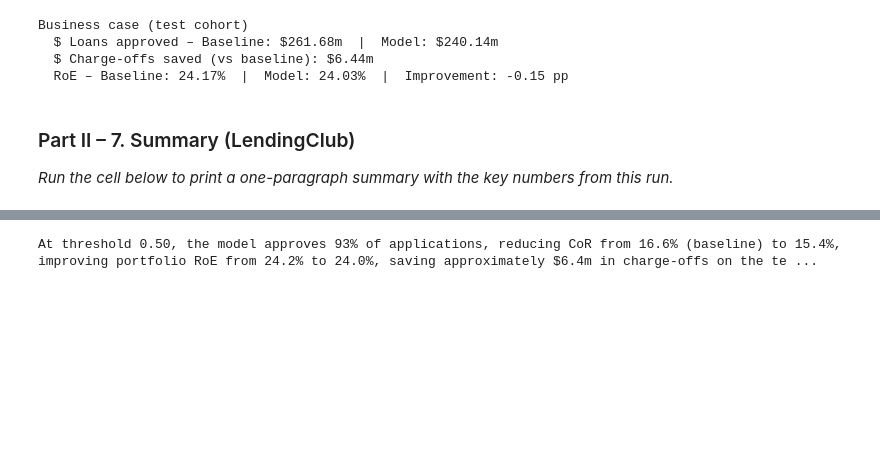
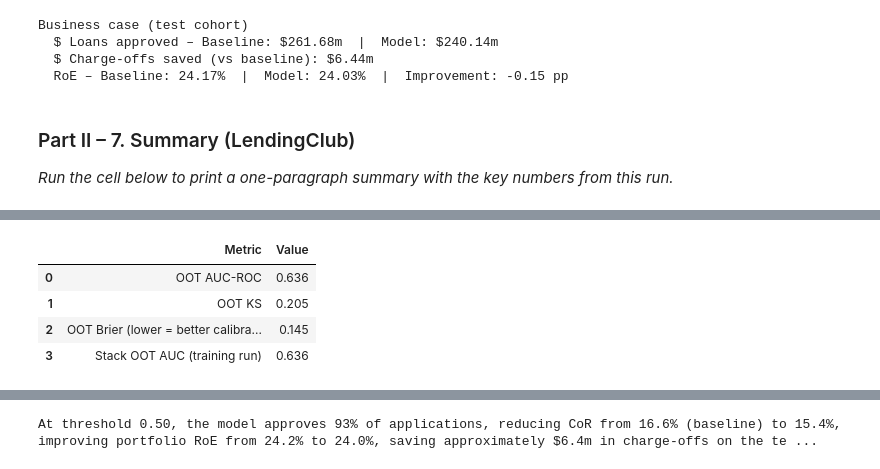
Before and after one commit to leemingloon/ocr-agentic-rag, a Jupyter notebook: notebooks/demo_credit_risk_pd.ipynb, the cells around one changed output, grey strips where cells are left out. Cells and saved outputs as stored; diff of their text form; code cells hidden in the pictures; blank space fills up the shorter version.

```diff
--- a/notebooks/demo_credit_risk_pd.ipynb
+++ b/notebooks/demo_credit_risk_pd.ipynb
@@ -626,0 +624,34 @@ Business case (test cohort)
+# %%
+from sklearn.metrics import roc_auc_score, brier_score_loss
+try:
+    from IPython.display import display
+except ImportError:
+    display = print
+
+oot_auc = roc_auc_score(y_test, p_test)
+oot_brier = brier_score_loss(y_test, p_test)
+from scipy.stats import ks_2samp
+oot_ks = ks_2samp(p_test[y_test == 0], p_test[y_test == 1]).statistic
+
+meta_path = ROOT / "models" / "pd" / "training_meta.json"
+meta = {}
+if meta_path.exists():
+    import json
+    with open(meta_path) as f:
+        meta = json.load(f)
+
+val_tbl = pd.DataFrame([
+    {"Metric": "OOT AUC-ROC", "Value": f"{oot_auc:.3f}"},
+    {"Metric": "OOT KS", "Value": f"{oot_ks:.3f}"},
+    {"Metric": "OOT Brier (lower = better calibration)", "Value": f"{oot_brier:.3f}"},
+])
+v = meta.get("stack_oot_auc")
+if isinstance(v, (int, float)):
+    val_tbl = pd.concat([val_tbl, pd.DataFrame([{"Metric": "Stack OOT AUC (training run)", "Value": f"{v:.3f}"}])], ignore_index=True)
+display(val_tbl)
+# %% [output]
+|  | Metric | Value |
+| 0 | OOT AUC-ROC | 0.636 |
+| 1 | OOT KS | 0.205 |
+| 2 | OOT Brier (lower = better calibra... | 0.145 |
+| 3 | Stack OOT AUC (training run) | 0.636 |
```
Also changed, not shown: parts of 6 cells of this notebook.
